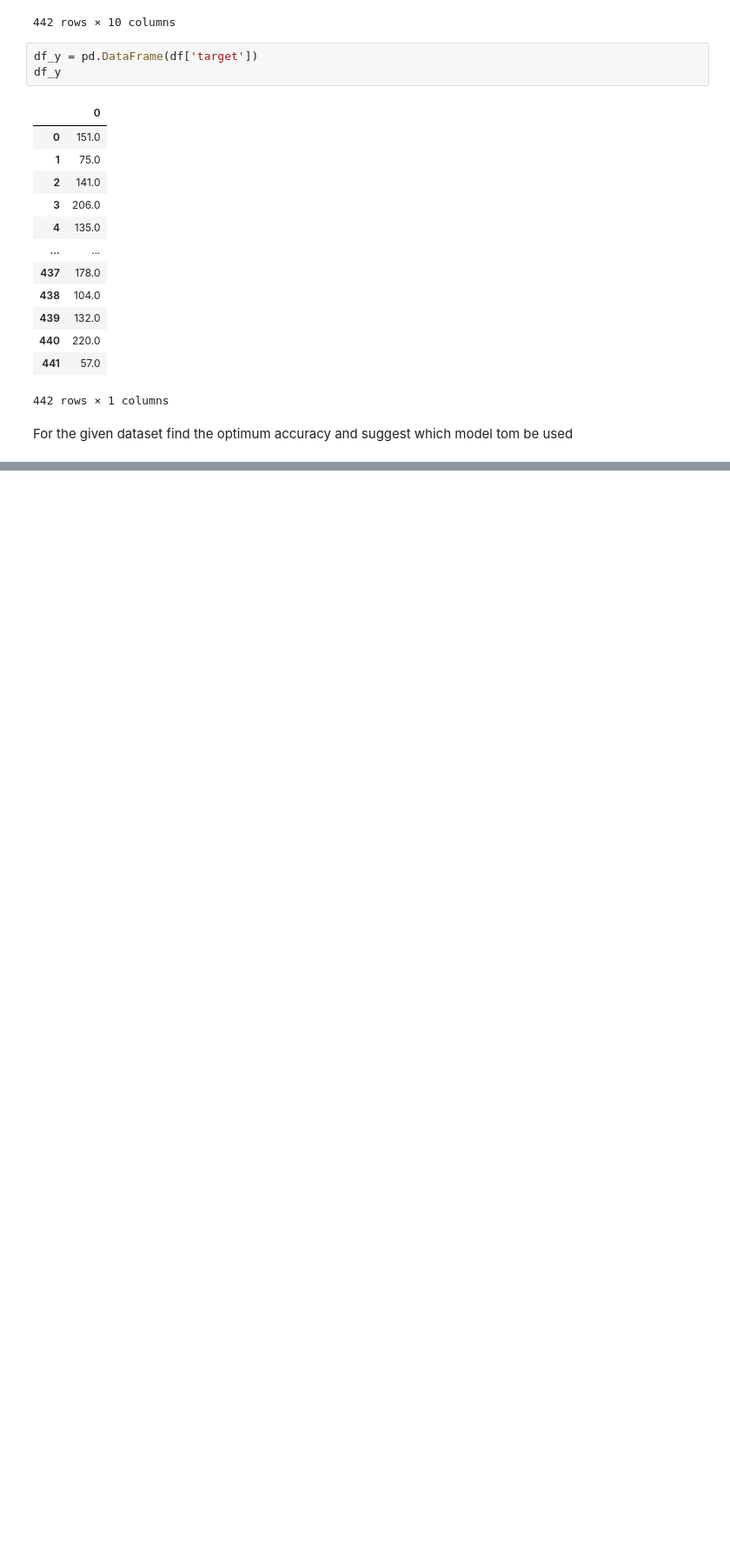
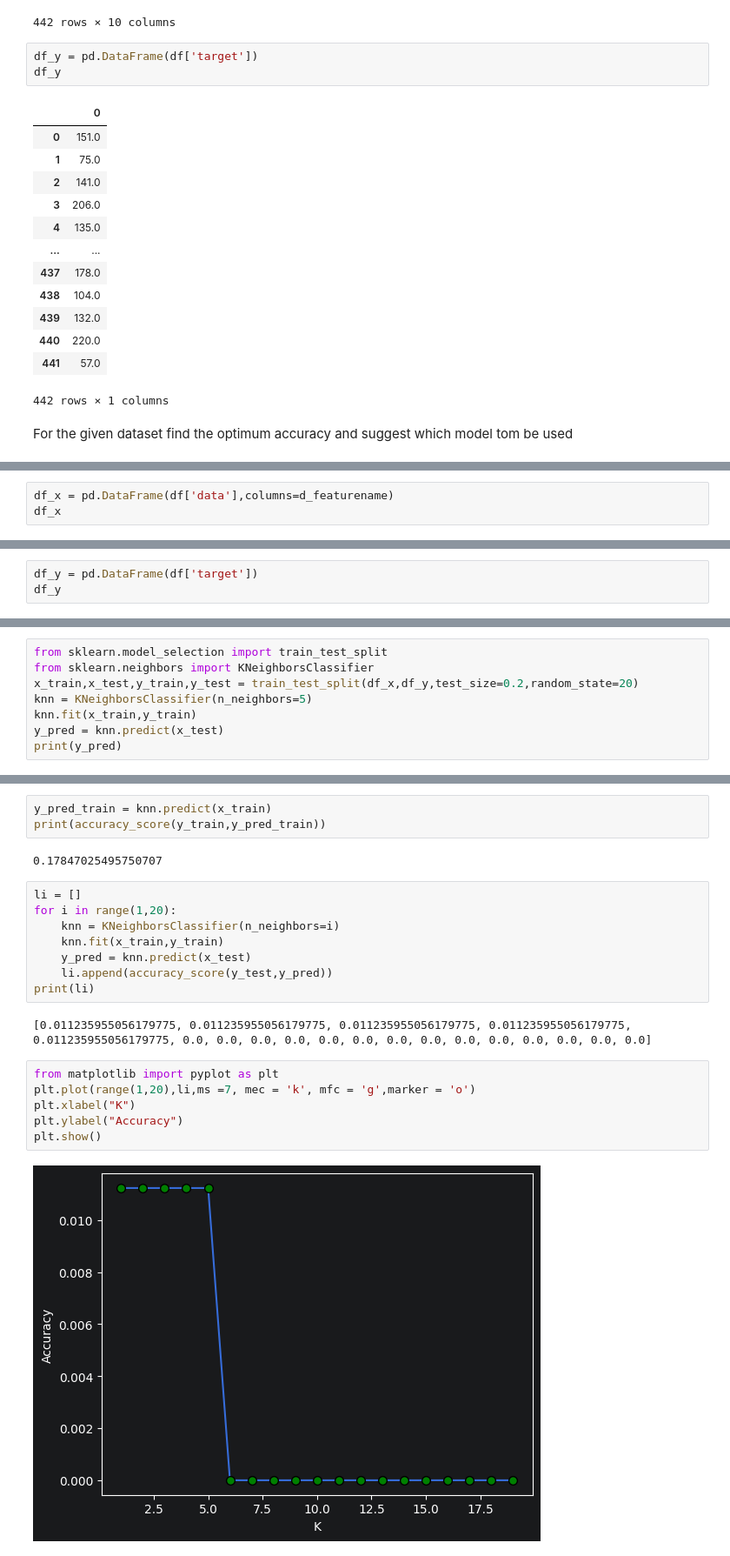
Before and after one commit to dapatel2212/Python-sem4, a Jupyter notebook: decisiontree.ipynb, the cells around one changed output, grey strips where cells are left out. Shown at 87% size. Drawn from its saved outputs; the diff is of its cells as text; blank space fills up the shorter version.

```diff
--- a/decisiontree.ipynb
+++ b/decisiontree.ipynb
@@ -264,0 +272,3 @@ For the given dataset find the optimum accuracy and suggest which model tom be u
+# %%
+df_x = pd.DataFrame(df['data'],columns=d_featurename)
+df_x
@@ -264,0 +289,3 @@ For the given dataset find the optimum accuracy and suggest which model tom be u
+# %%
+df_y = pd.DataFrame(df['target'])
+df_y
@@ -264,0 +306,8 @@ For the given dataset find the optimum accuracy and suggest which model tom be u
+# %%
+from sklearn.model_selection import train_test_split
+from sklearn.neighbors import KNeighborsClassifier
+x_train,x_test,y_train,y_test = train_test_split(df_x,df_y,test_size=0.2,random_state=20)
+knn = KNeighborsClassifier(n_neighbors=5)
+knn.fit(x_train,y_train)
+y_pred = knn.predict(x_test)
+print(y_pred)
@@ -264,0 +327,23 @@ For the given dataset find the optimum accuracy and suggest which model tom be u
+# %%
+y_pred_train = knn.predict(x_train)
+print(accuracy_score(y_train,y_pred_train))
+# %% [output]
+0.17847025495750707
+# %%
+li = []
+for i in range(1,20):
+    knn = KNeighborsClassifier(n_neighbors=i)
+    knn.fit(x_train,y_train)
+    y_pred = knn.predict(x_test)
+    li.append(accuracy_score(y_test,y_pred))
+print(li)
+# %% [output]
+[0.011235955056179775, 0.011235955056179775, 0.011235955056179775, 0.011235955056179775, 0.011235955056179775, 0.0, 0.0, 0.0, 0.0, 0.0, 0.0, 0.0, 0.0, 0.0, 0.0, 0.0, 0.0, 0.0, 0.0]
+# %%
+from matplotlib import pyplot as plt
+plt.plot(range(1,20),li,ms =7, mec = 'k', mfc = 'g',marker = 'o')
+plt.xlabel("K")
+plt.ylabel("Accuracy")
+plt.show()
+# %% [output]
+[figure, added]
```
Also changed, not shown: parts of 19 cells of this notebook.
